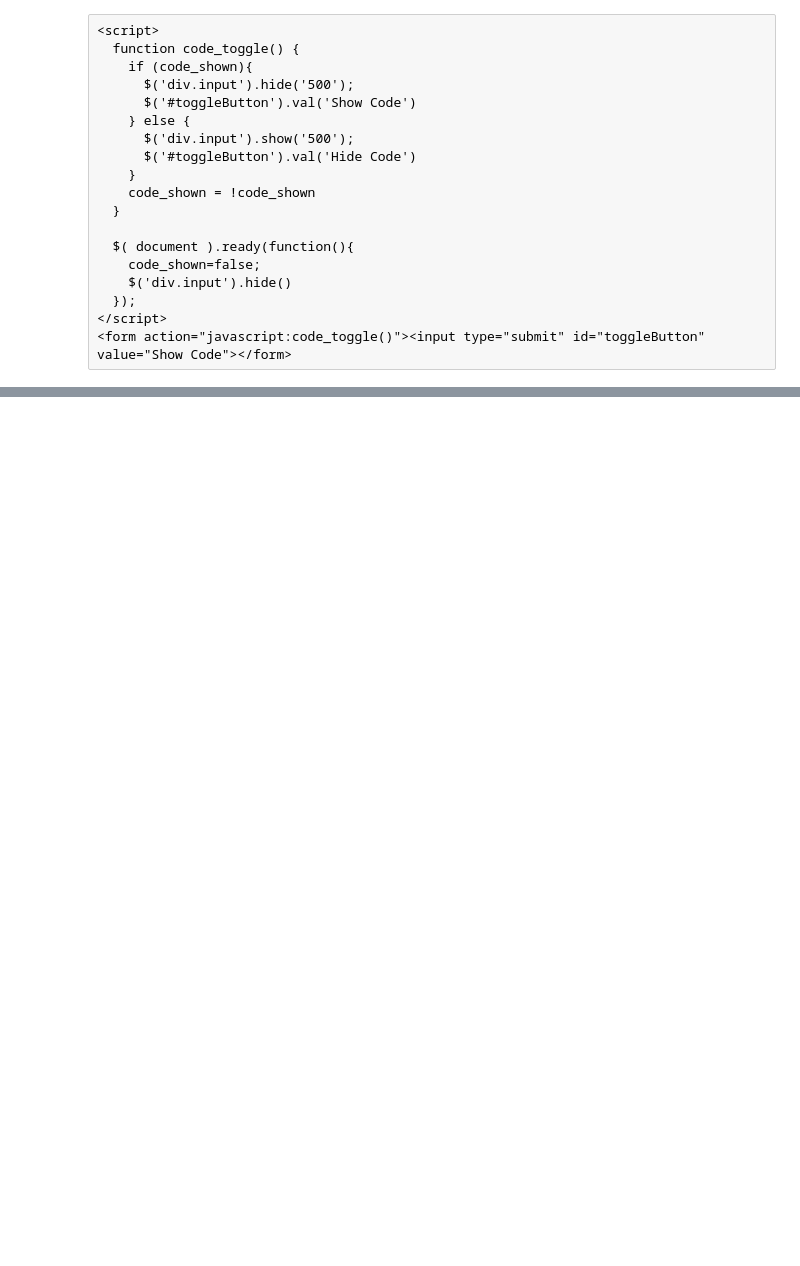
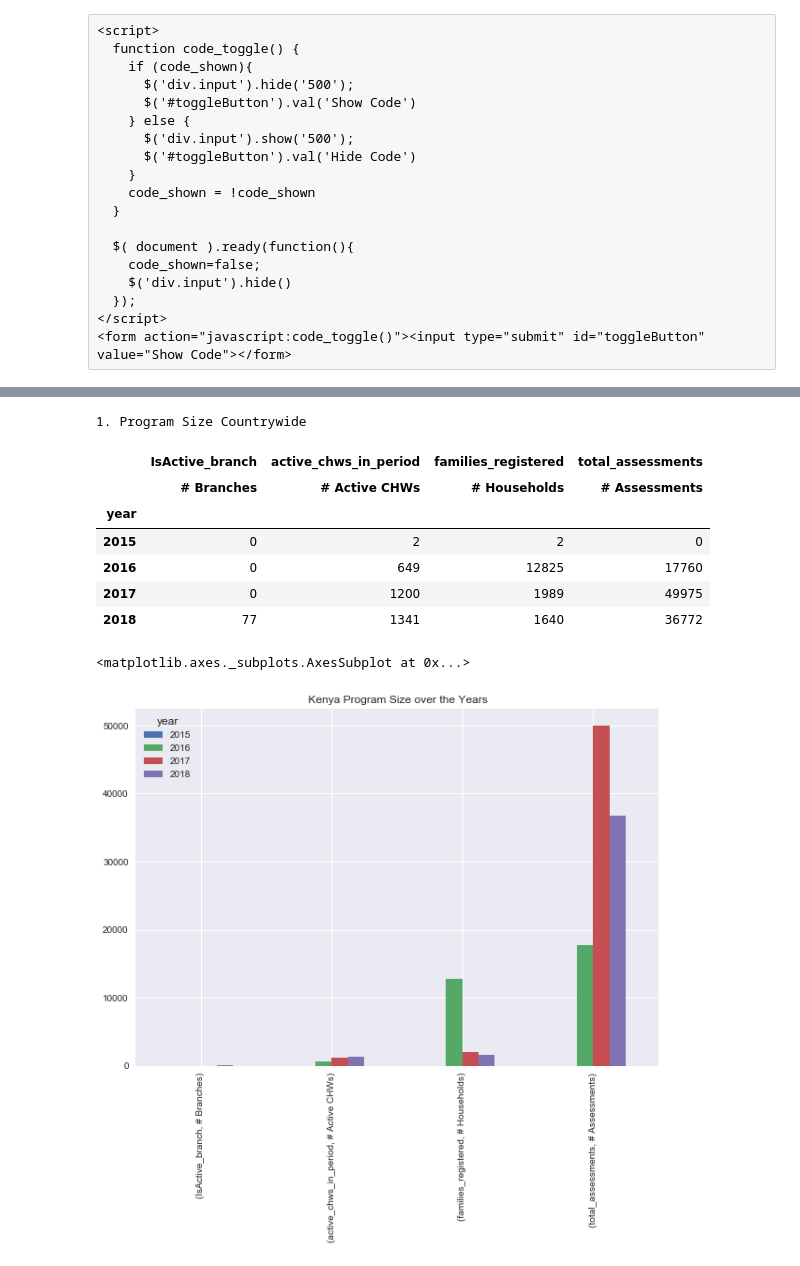
Before and after one commit to bilha-analytics/zReports, a Jupyter notebook: ke_views/ke_2015_Mar_2018.ipynb, the cells around one changed output, grey strips where cells are left out. Drawn from its saved outputs; the diff is of its cells as text; code cells hidden in the pictures; blank space fills up the shorter version.

```diff
--- a/ke_views/ke_2015_Mar_2018.ipynb
+++ b/ke_views/ke_2015_Mar_2018.ipynb
@@ -266,0 +39,23 @@ pd.pivot_table( dts, #[ dts["branch_name"]=="Butula"],
+# %%
+## Subset annual status data = observation is a year, records is values as at end of each year/period
+yearly_db = db[ (( (db["month"]==12) & (db["year"]!=2018) ) | ( (db["month"]==3) & (db["year"]==2018) ) ) ]
+yearly_db["IsActive_branch"] = np.where( yearly_db["active_chws_in_period"] > 0 , 1, 0)
+#yearly_db.sample(7).T
+# %%
+## argz
+
+fig_size = ( 10, 7)
+
+## Variables of Interest
+argz_EPMz = ["active_chws_in_period", "community_events",
+             "assess_child", "total_malaria",
+             "anc_visits", "pregnancies_registered", "total_deliveries_at_hf"]
+
+argz_program_size = ["active_chws_in_period", "families_registered", "total_assessments"]
+func_program_size = {   "active_chws_in_period": { "# Active CHWs": np.sum},
+                        "families_registered": { "# Households" : np.sum },
+                        "total_assessments": { "# Assessments": np.sum}
+                       }
+
+argz_ke_program_size = ["IsActive_branch"] + argz_program_size
+func_ke_program_size = dict( {"IsActive_branch": { "# Branches": np.sum}, } , **func_program_size) #zCountUnique
@@ -266,0 +69,17 @@ pd.pivot_table( dts, #[ dts["branch_name"]=="Butula"],
+# %%
+t = pd.pivot_table( yearly_db, index=["branch_name"], columns=["year"], values=["active_chws_in_period"], aggfunc=np.sum)
+
+t.iloc[0,1]
+
+len( t)
+
+for i in range(len( t )):
+    #print( "at row %i = %s " % ( i, t.iloc[i,:]))
+    for b in range( len( t.iloc[i,:] ) ):
+        #print( "%d, %s at year %d, %d = %d" % (i, t.index[i], b, t.columns[b][1], t.iloc[i,b]) )
+        if( t.iloc[i,b] > 0):
+            yearly_db[ np.where( (yearly_db["branch_name"]== t.index[i]) & ( yearly_db["year"] == t.columns[b][1]) )]["IsActive_branch"] = 1
+
+
+#t
+pd.pivot_table(yearly_db, index=["branch_name"], columns=["year"], values=["IsActive_branch"], aggfunc=np.sum )
@@ -266,0 +101,16 @@ pd.pivot_table( dts, #[ dts["branch_name"]=="Butula"],
+# %%
+print("\n\n1. Program Size Countrywide")
+t = pd.pivot_table( yearly_db, index=["year"], values=argz_ke_program_size, aggfunc=func_ke_program_size, margins=False)
+t
+t.T.plot( kind="bar", figsize=fig_size, title=" Kenya Program Size over the Years")
+# %% [output]
+1. Program Size Countrywide
+|  | IsActive_branch | active_chws_in_period | families_registered | total_assessments |
+|  | # Branches | # Active CHWs | # Households | # Assessments |
+| year |  |  |  |  |
+| 2015 | 0 | 2 | 2 | 0 |
+| 2016 | 0 | 649 | 12825 | 17760 |
+| 2017 | 0 | 1200 | 1989 | 49975 |
+| 2018 | 77 | 1341 | 1640 | 36772 |
+<matplotlib.axes._subplots.AxesSubplot at 0x...>
+[figure, added]
```
Also changed, not shown: parts of 21 cells of this notebook, 1 other file.
